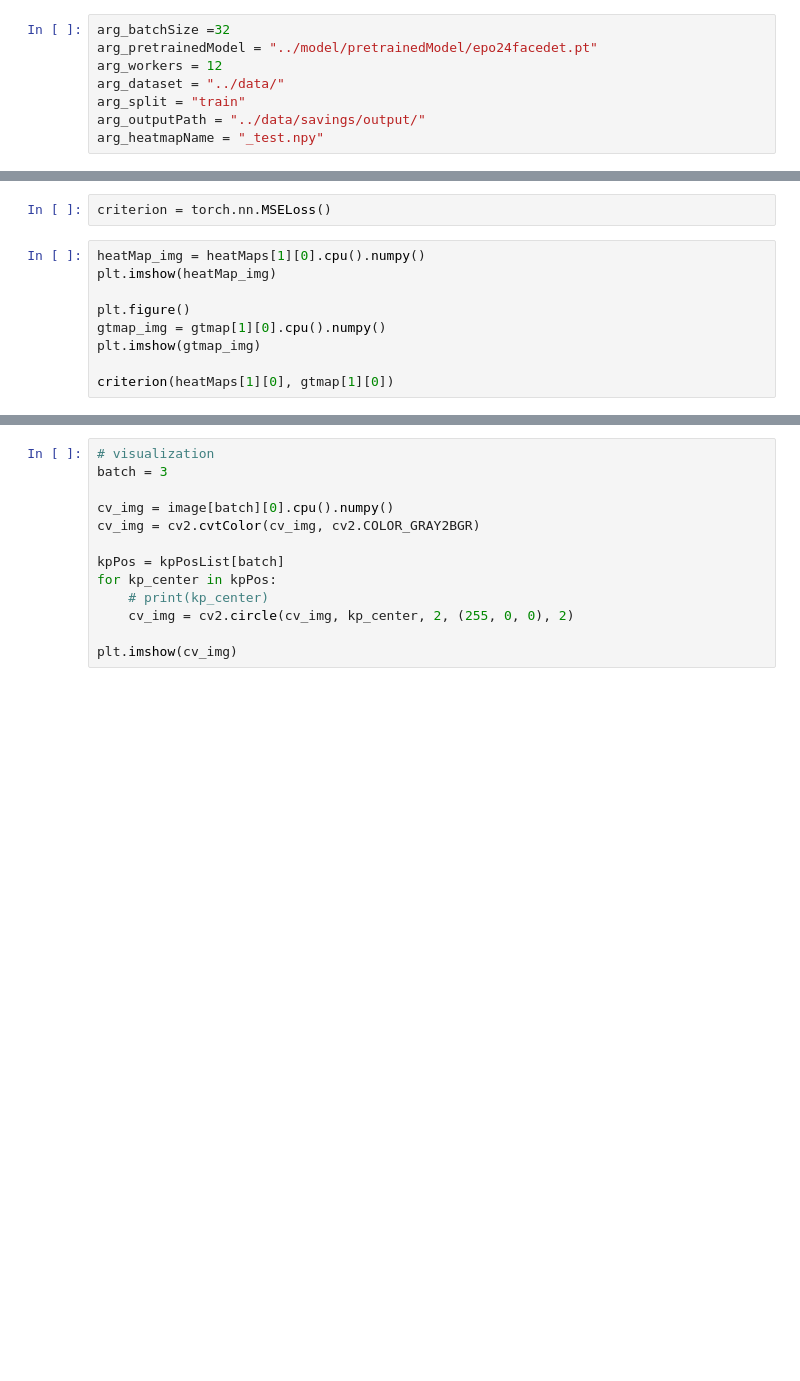
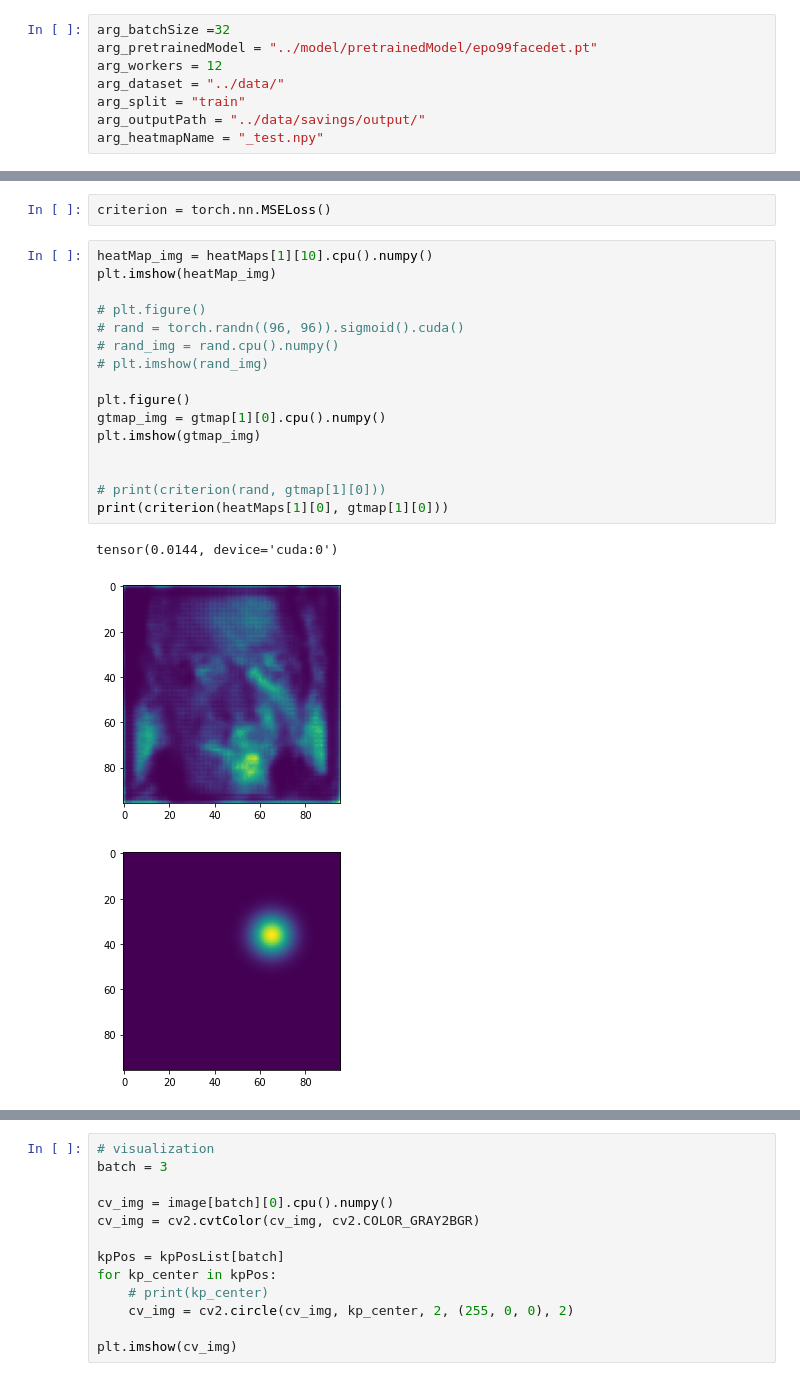
Before and after one commit to StarRealMan/FaceKeypointsDet, a Jupyter notebook: tools/test.ipynb, the cells around one changed output, grey strips where cells are left out. Saved outputs shown, nothing was run; the diff lists cells and outputs as text; blank space fills up the shorter version.

```diff
--- a/tools/test.ipynb
+++ b/tools/test.ipynb
@@ -14,7 +14,7 @@ import model.model as myModel
 import utils.loss as myLoss
 # %%
 arg_batchSize =32
-arg_pretrainedModel = "../model/pretrainedModel/epo24facedet.pt"
+arg_pretrainedModel = "../model/pretrainedModel/epo99facedet.pt"
 arg_workers = 12
 arg_dataset = "../data/"
 arg_split = "train"
@@ -57,11 +59,22 @@ with torch.no_grad():
 # %%
 criterion = torch.nn.MSELoss()
 # %%
-heatMap_img = heatMaps[1][0].cpu().numpy()
+heatMap_img = heatMaps[1][10].cpu().numpy()
 plt.imshow(heatMap_img)
+
+# plt.figure()
+# rand = torch.randn((96, 96)).sigmoid().cuda()
+# rand_img = rand.cpu().numpy()
+# plt.imshow(rand_img)
 
 plt.figure()
 gtmap_img = gtmap[1][0].cpu().numpy()
 plt.imshow(gtmap_img)
 
-criterion(heatMaps[1][0], gtmap[1][0])
+
+# print(criterion(rand, gtmap[1][0]))
+print(criterion(heatMaps[1][0], gtmap[1][0]))
+# %% [output]
+tensor(0.0144, device='cuda:0')
+[figure, added]
+[figure, added]
```
Also changed, not shown: parts of 3 cells of this notebook, 14 other files.
